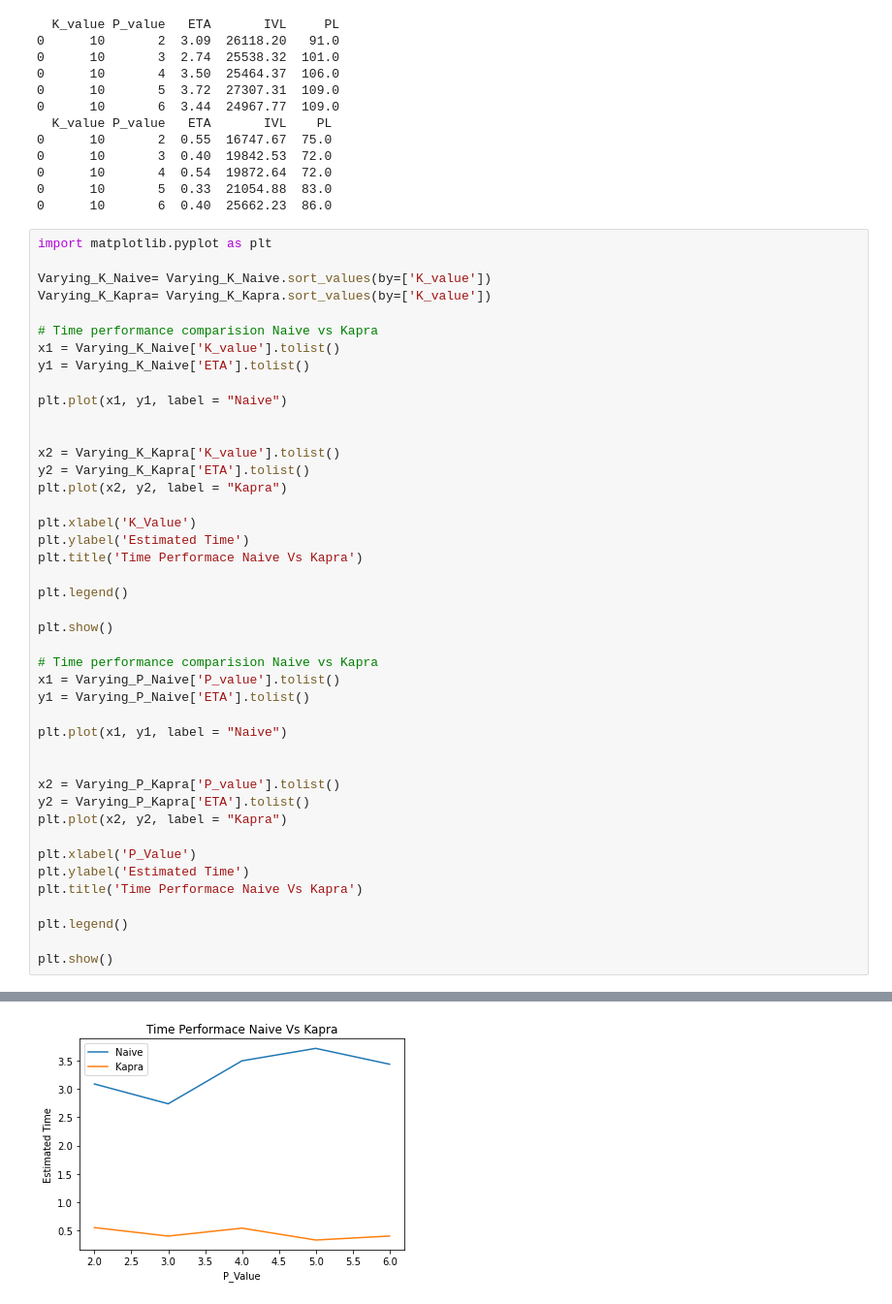
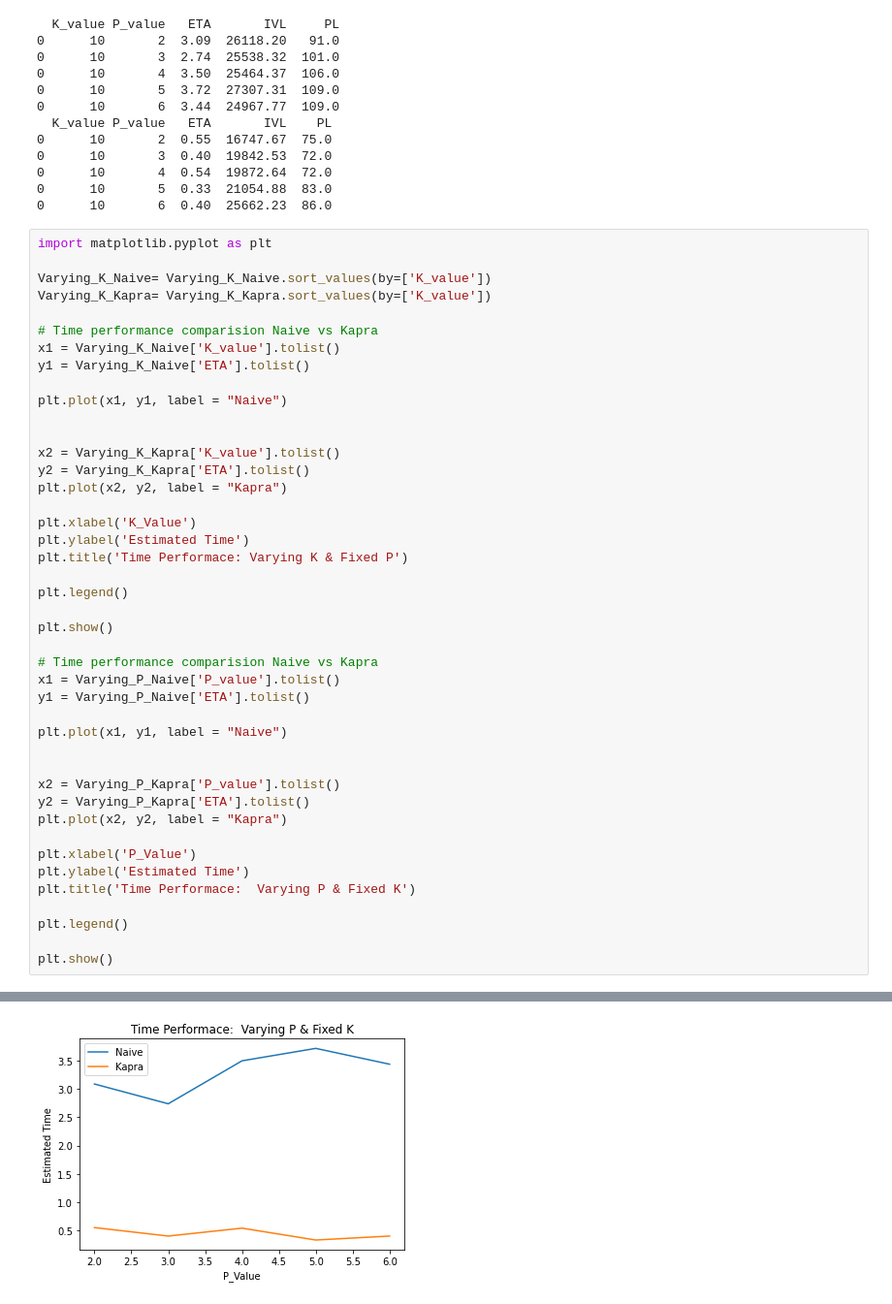
Before and after one commit to Shersingh3269/KAPRA, a Jupyter notebook: Kapra.ipynb, the cells around one changed output, grey strips where cells are left out. Shown at 97% size. Saved outputs shown, nothing was run; the diff lists cells and outputs as text.

```diff
--- a/Kapra.ipynb
+++ b/Kapra.ipynb
@@ -897,7 +897,7 @@ plt.plot(x2, y2, label = "Kapra")
 
 plt.xlabel('K_Value')
 plt.ylabel('Estimated Time')
-plt.title('Time Performace Naive Vs Kapra')
+plt.title('Time Performace: Varying K & Fixed P')
 
 plt.legend()
 
@@ -916,7 +916,7 @@ plt.plot(x2, y2, label = "Kapra")
 
 plt.xlabel('P_Value')
 plt.ylabel('Estimated Time')
-plt.title('Time Performace Naive Vs Kapra')
+plt.title('Time Performace:  Varying P & Fixed K')
 
 plt.legend()
 
@@ -926,4 +926,4 @@ plt.show()
-[figure, old version]
+[figure, new version]
 # %%
 # Instant value loss  comparision Naive vs Kapra
 x1 = Varying_K_Naive['K_value'].tolist()
```
Also changed, not shown: parts of 5 cells of this notebook.
